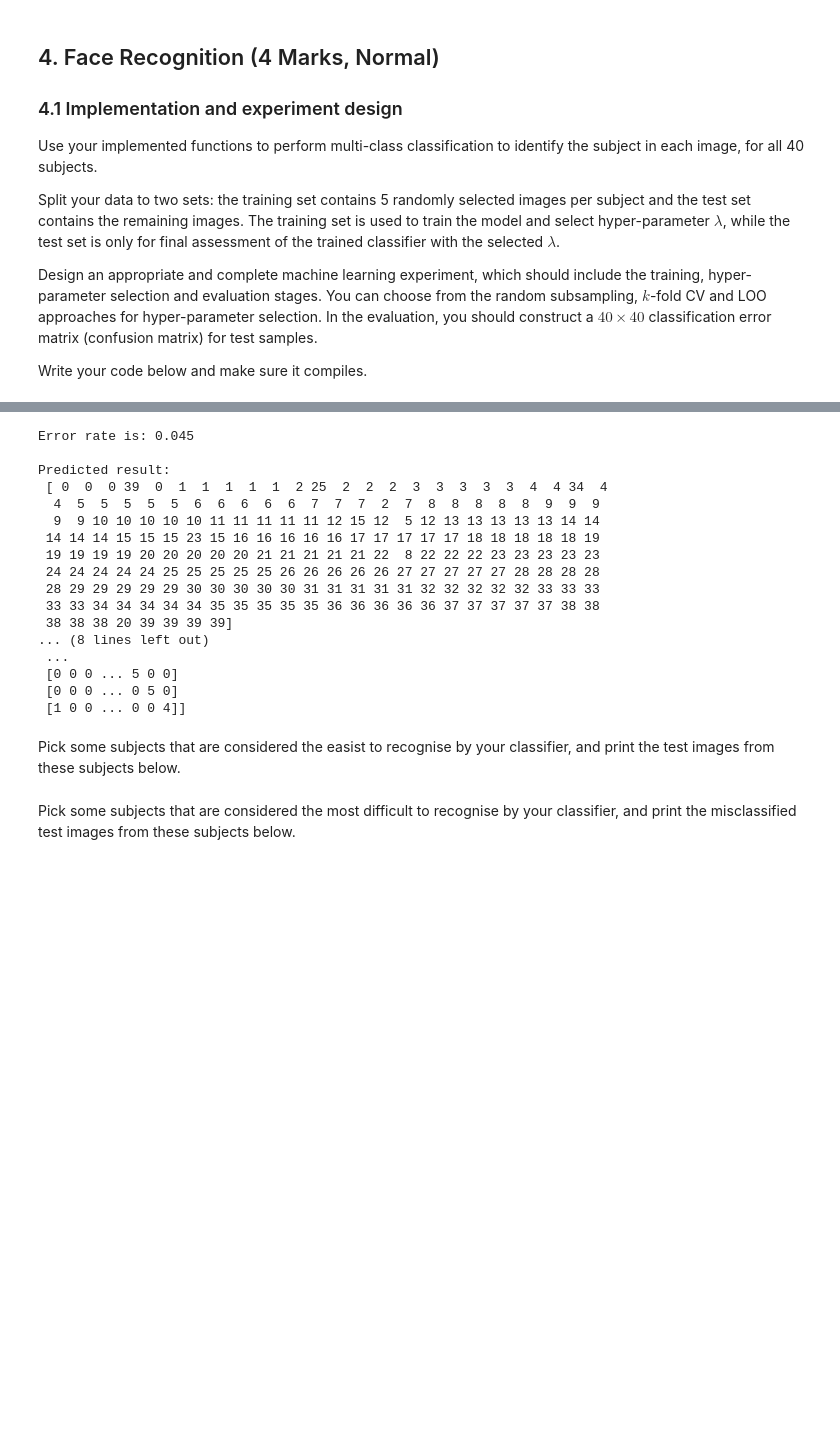
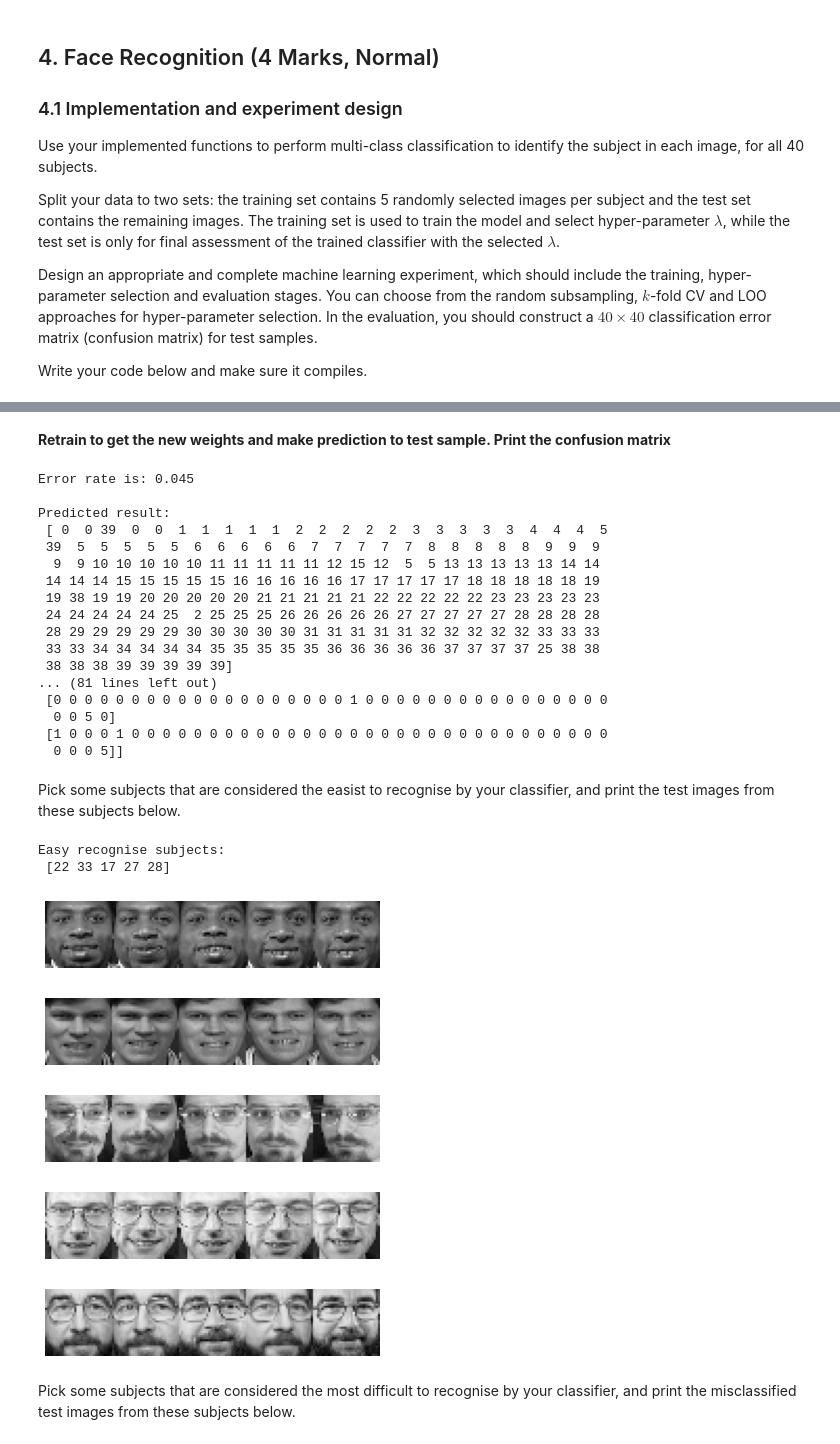
Before and after one commit to ZyWang7/Face-Recognition, a Jupyter notebook: 24112-Lab2-S-Practice2.ipynb, the cells around one changed output, grey strips where cells are left out. Cells and saved outputs as stored; diff of their text form; code cells hidden in the pictures; blank space fills up the shorter version.

Commit message:
Print easy/difficulit recognised subjects

```diff
--- a/24112-Lab2-S-Practice2.ipynb
+++ b/24112-Lab2-S-Practice2.ipynb
@@ -185,6 +187,7 @@ def error_r(predict, real_out):
 # %%
 # training using random subsampling
 def hyper_select(train_ind, multi_class_labels):
+    """ function to select the hyper parameters """
     # lambda is range from 0 to 50 step 0.5
     err_mean = []   # record the mean of the error rates for each lambda
     for lmbd in np.arange(0,50, 0.5):
@@ -212,6 +215,30 @@ def hyper_select(train_ind, multi_class_labels):
     # select the lambda with lowest error rate
     select_lambda = np.argsort(err_mean)[0] * 0.5
     return select_lambda
+# %%
+def print_confusion_matrix(real_out,predict):
+    """ function to print the relative results and confusion matrix """
+    # construct a 40x40 classification error matrix (confusion matrix)
+    confusion = np.array([[0 for i in range(40)] for j in range(40)])
+    # get the predicted result
+    diff_arr = np.absolute(predict-1)
+    predict_class = np.squeeze(np.argsort(diff_arr, axis=1)[:, :1])
+    print("\nPredicted result:\n", predict_class)
+    # get the index of the misclassified
+    real_class = np.squeeze(np.argwhere(real_out == 1)[:, [1]])
+    diff_predict = predict_class - real_class
+    mis_ind = np.argwhere(diff_predict != 0)[:, 0]
+    print("\nMisclassified index:\n", mis_ind)
+
+    for i in range(len(real_class)):
+        confusion[predict_class[i]][real_class[i]] += 1
+
+    print("\nConfusion matrix:")
+    # print full numpy array
+    with np.printoptions(threshold=np.inf):
+        print(confusion)
+
+    return mis_ind
 # %%
 def evaluate(train_ind, test_ind, multi_class_labels, lmbd):
     train_data = data[train_ind, :]
@@ -224,5 +251,5 @@ def evaluate(train_ind, test_ind, multi_class_labels, lmbd):
 
     err = error_r(predict, test_label)
     print("Error rate is:", err)
-    print_confusion_matrix(test_label, predict)
-    return predict
+    mis_ind = print_confusion_matrix(test_label, predict)
+    return predict, mis_ind
@@ -251,22 +263,24 @@ The value of selected lambda is: 4.5
+# %% [markdown]
+**Retrain to get the new weights and make prediction to test sample. Print the confusion matrix**
 # %%
-p = evaluate(train_ind, test_ind, multi_class_labels, select_lambda)
+p, mis_ind= evaluate(train_ind, test_ind, multi_class_labels, select_lambda)
 # %% [output]
 Error rate is: 0.045
 
 Predicted result:
- [ 0  0  0 39  0  1  1  1  1  1  2 25  2  2  2  3  3  3  3  3  4  4 34  4
-  4  5  5  5  5  5  6  6  6  6  6  7  7  7  2  7  8  8  8  8  8  9  9  9
-  9  9 10 10 10 10 10 11 11 11 11 11 12 15 12  5 12 13 13 13 13 13 14 14
- 14 14 14 15 15 15 23 15 16 16 16 16 16 17 17 17 17 17 18 18 18 18 18 19
- 19 19 19 19 20 20 20 20 20 21 21 21 21 21 22  8 22 22 22 23 23 23 23 23
- 24 24 24 24 24 25 25 25 25 25 26 26 26 26 26 27 27 27 27 27 28 28 28 28
+ [ 0  0 39  0  0  1  1  1  1  1  2  2  2  2  2  3  3  3  3  3  4  4  4  5
+ 39  5  5  5  5  5  6  6  6  6  6  7  7  7  7  7  8  8  8  8  8  9  9  9
+  9  9 10 10 10 10 10 11 11 11 11 11 12 15 12  5  5 13 13 13 13 13 14 14
+ 14 14 14 15 15 15 15 15 16 16 16 16 16 17 17 17 17 17 18 18 18 18 18 19
+ 19 38 19 19 20 20 20 20 20 21 21 21 21 21 22 22 22 22 22 23 23 23 23 23
+ 24 24 24 24 24 25  2 25 25 25 26 26 26 26 26 27 27 27 27 27 28 28 28 28
  28 29 29 29 29 29 30 30 30 30 30 31 31 31 31 31 32 32 32 32 32 33 33 33
- 33 33 34 34 34 34 34 35 35 35 35 35 36 36 36 36 36 37 37 37 37 37 38 38
- 38 38 38 20 39 39 39 39]
-... (8 lines left out)
- ...
- [0 0 0 ... 5 0 0]
- [0 0 0 ... 0 5 0]
- [1 0 0 ... 0 0 4]]
+ 33 33 34 34 34 34 34 35 35 35 35 35 36 36 36 36 36 37 37 37 37 25 38 38
+ 38 38 38 39 39 39 39 39]
+... (81 lines left out)
+ [0 0 0 0 0 0 0 0 0 0 0 0 0 0 0 0 0 0 0 1 0 0 0 0 0 0 0 0 0 0 0 0 0 0 0 0
+  0 0 5 0]
+ [1 0 0 0 1 0 0 0 0 0 0 0 0 0 0 0 0 0 0 0 0 0 0 0 0 0 0 0 0 0 0 0 0 0 0 0
+  0 0 0 5]]
 # %% [markdown]
  Pick some subjects that are considered the easist to recognise by your classifier, and print the test images from these subjects below.
@@ -275,2 +287,22 @@ Predicted result:
+# %%
+# Your code goes here
+# random select five 100% correct predicted subjects -> index range [0,39]
+all_subjects = [i for i in range(40)]
+incorrect = mis_ind//5
+correct_predict = np.unique([item for item in all_subjects if item not in incorrect])
+
+correct = np.random.choice(correct_predict, 5, replace=False)
+print("Easy recognise subjects:\n", correct + 1)
+
+for ind in correct:
+    show_faces(test_data[(ind*5): (ind+1)*5, :], num_per_row=5)
+# %% [output]
+Easy recognise subjects:
+ [22 33 17 27 28]
+[figure, added]
+[figure, added]
+[figure, added]
+[figure, added]
+[figure, added]
 # %% [markdown]
  Pick some subjects that are considered the most difficult to recognise by your classifier, and print the misclassified test images from these subjects below.
```
Also changed, not shown: parts of 9 cells of this notebook.
